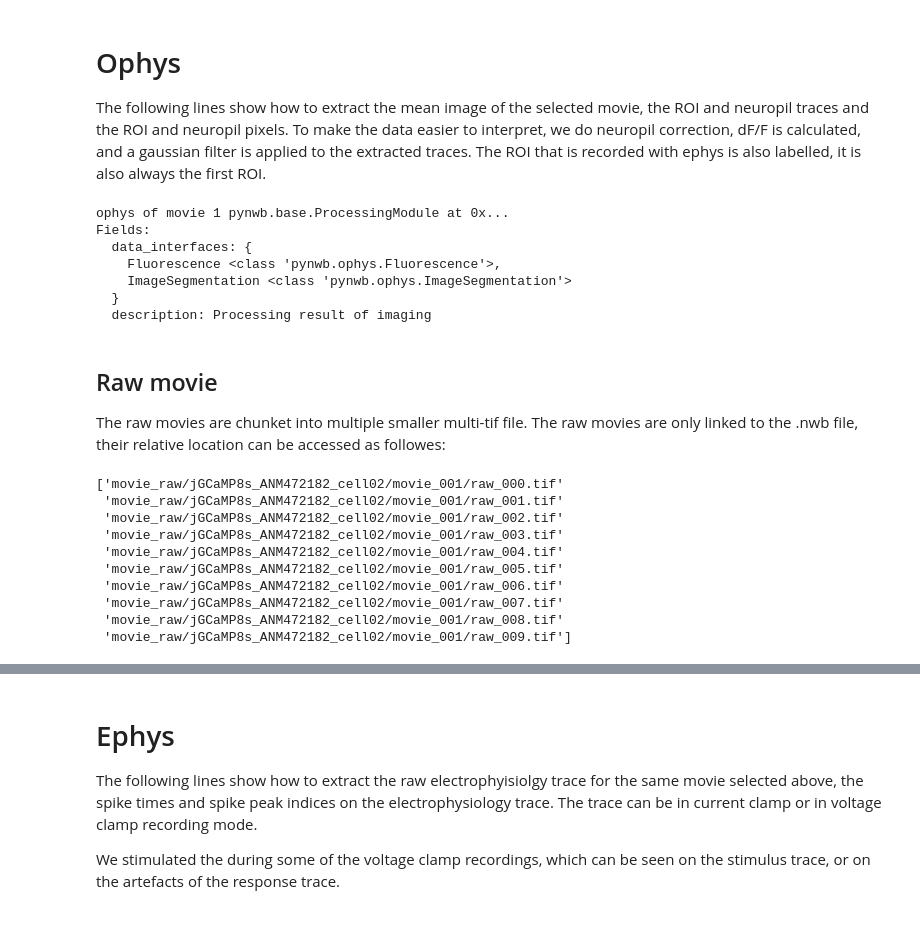
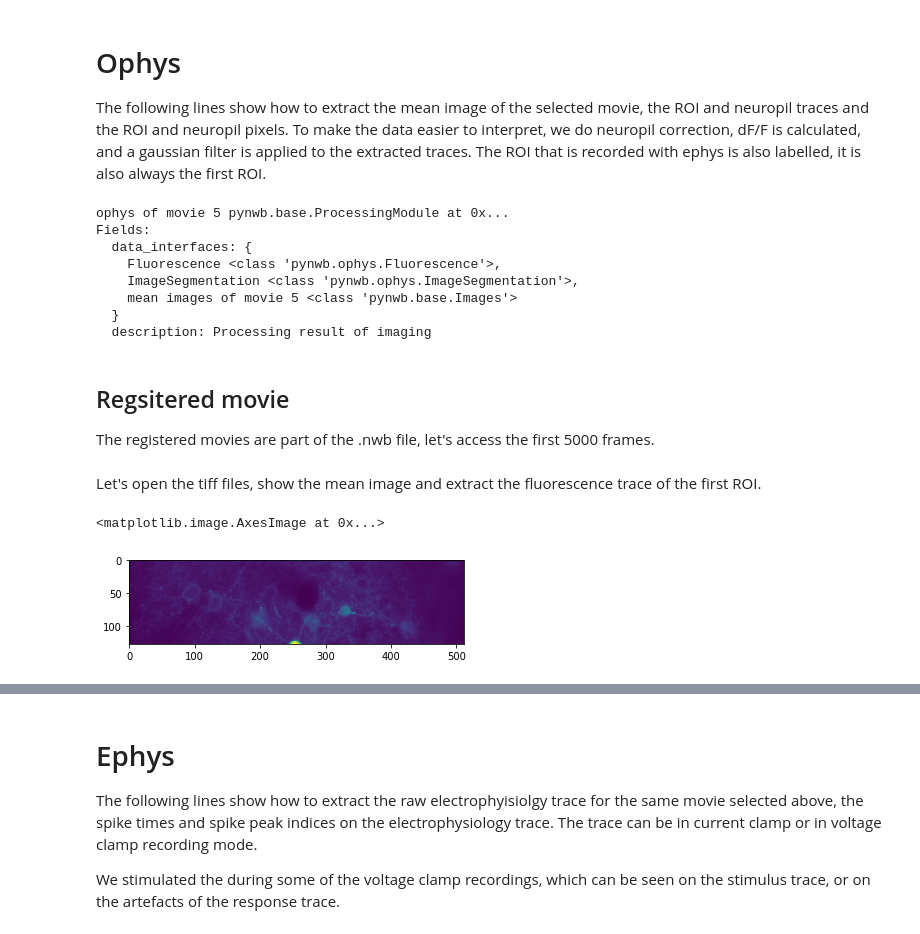
Before and after one commit to rozmar/jGCaMP8_mouse_cell_attached_pipeline, a Jupyter notebook: NWB_tutorial.ipynb, the cells around one changed output, grey strips where cells are left out. Cells and saved outputs as stored; diff of their text form; code cells hidden in the pictures.

```diff
--- a/NWB_tutorial.ipynb
+++ b/NWB_tutorial.ipynb
@@ -96,16 +134,16 @@ Fields:
 # Ophys
 The following lines show how to extract the mean image of the selected movie, the ROI and neuropil traces and the ROI and neuropil pixels. To make the data easier to interpret, we do neuropil correction, dF/F is calculated, and a gaussian filter is applied to the extracted traces. The ROI that is recorded with ephys is also labelled, it is also always the first ROI.
 # %%
-meanimage = nwbfile.acquisition['mean images of movie {}'.format(movie_number)]
+ophys = nwbfile.processing['ophys of movie {}'.format(movie_number)]
+
+meanimage = ophys['mean images of movie {}'.format(movie_number)]
 mean_image_GCaMP = meanimage.images['{} at 940nm'.format(sensor)].data[:]
-
-ophys = nwbfile.processing['ophys of movie {}'.format(movie_number)]
 
 roi_traces = ophys['Fluorescence']['RoiResponseSeries'].data[:]
 neuropil_traces = ophys['Fluorescence']['NeuropilResponseSeries'].data[:]
 recorded_with_ephys = ophys['ImageSegmentation']['MovieSegmentation']['recorded_with_ephys'].data[:]
 putative_cell_type = ophys['ImageSegmentation']['MovieSegmentation']['cell_type'].data[:]
-roi_time = np.arange(len(roi_traces[0]))/ophys['Fluorescence']['RoiResponseSeries'].rate+ophys['Fluorescence']['RoiResponseSeries'].starting_time
+roi_time = ophys['Fluorescence']['RoiResponseSeries'].timestamps[:]
 roi_dff_list = []
 for roi_i,(roi_trace,neuropil_trace,recorded_cell,cell_type) in enumerate(zip(roi_traces,neuropil_traces,recorded_with_ephys,putative_cell_type)):
     f_corrected = roi_trace-0.8*neuropil_trace
@@ -113,7 +151,7 @@ for roi_i,(roi_trace,neuropil_trace,recorded_cell,cell_type) in enumerate(zip(ro
 #    if f0<0:
 #        continue
     dff = (f_corrected-f0)/f0
-    dff = gaussFilter(dff,ophys['Fluorescence']['RoiResponseSeries'].rate,sigma = gauss_filter_sigma/1000)
+    dff = gaussFilter(dff,imaging_plane.imaging_rate,sigma = gauss_filter_sigma/1000)
     roi_dff_list.append(dff)
     if recorded_cell:
         f_corrected_of_recorded_cell = f_corrected
@@ -137,26 +175,25 @@ for roi_i,(roi_now,neuropil_now) in enumerate(zip(roi_masks,neuropil_masks)):
     roi_center_indices.append([np.median(x_ind),np.median(y_ind)])
 print(ophys)
 # %% [output]
-ophys of movie 1 pynwb.base.ProcessingModule at 0x...
+ophys of movie 5 pynwb.base.ProcessingModule at 0x...
 Fields:
   data_interfaces: {
     Fluorescence <class 'pynwb.ophys.Fluorescence'>,
-    ImageSegmentation <class 'pynwb.ophys.ImageSegmentation'>
+    ImageSegmentation <class 'pynwb.ophys.ImageSegmentation'>,
+    mean images of movie 5 <class 'pynwb.base.Images'>
   }
   description: Processing result of imaging
-# %% [markdown]
-## Raw movie
-The raw movies are chunket into multiple smaller multi-tif file. The raw movies are only linked to the .nwb file, their relative location can be accessed as followes:
-# %%
-print(nwbfile.acquisition['Raw movie {}'.format(movie_number)].external_file[:])
-# %% [output]
-['movie_raw/jGCaMP8s_ANM472182_cell02/movie_001/raw_000.tif'
- 'movie_raw/jGCaMP8s_ANM472182_cell02/movie_001/raw_001.tif'
- 'movie_raw/jGCaMP8s_ANM472182_cell02/movie_001/raw_002.tif'
- 'movie_raw/jGCaMP8s_ANM472182_cell02/movie_001/raw_003.tif'
- 'movie_raw/jGCaMP8s_ANM472182_cell02/movie_001/raw_004.tif'
- 'movie_raw/jGCaMP8s_ANM472182_cell02/movie_001/raw_005.tif'
- 'movie_raw/jGCaMP8s_ANM472182_cell02/movie_001/raw_006.tif'
- 'movie_raw/jGCaMP8s_ANM472182_cell02/movie_001/raw_007.tif'
- 'movie_raw/jGCaMP8s_ANM472182_cell02/movie_001/raw_008.tif'
- 'movie_raw/jGCaMP8s_ANM472182_cell02/movie_001/raw_009.tif']
+# %% [markdown]
+## Regsitered movie
+The registered movies are part of the .nwb file, let's access the first 5000 frames.
+# %% [markdown]
+Let's open the tiff files, show the mean image and extract the fluorescence trace of the first ROI.
+# %%
+
+movie_reg = nwbfile.acquisition['Registered movie {}'.format(movie_number)].data[:5000,:,:]
+
+movie_reg_mean= np.mean(movie_reg,0)
+plt.imshow(movie_reg_mean)
+# %% [output]
+<matplotlib.image.AxesImage at 0x...>
+[figure, added]
```
Also changed, not shown: parts of 9 cells of this notebook.
